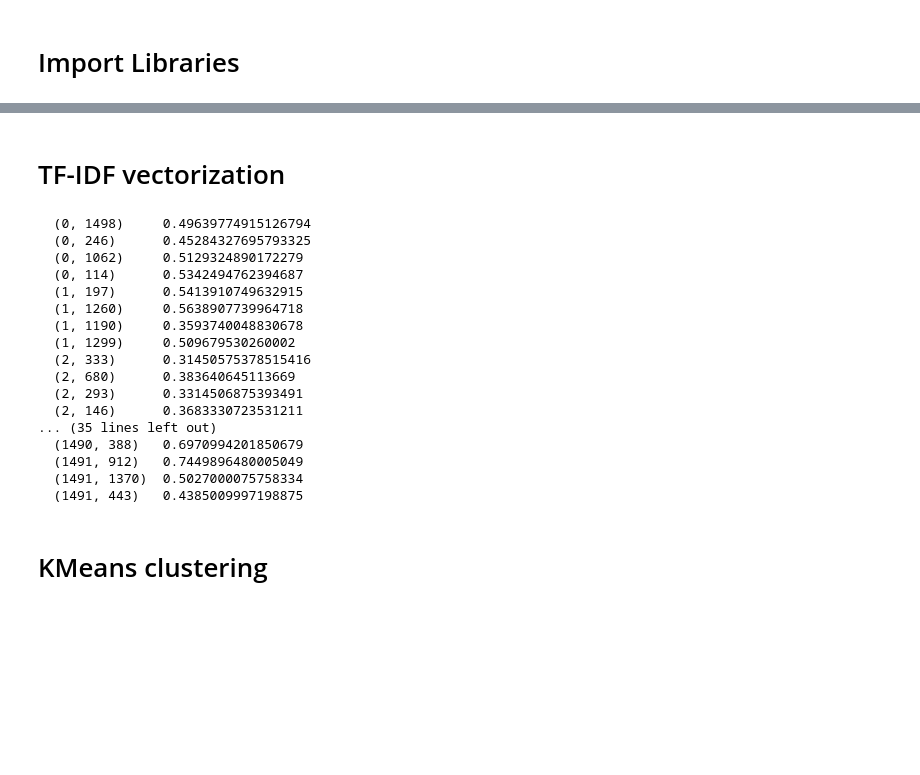
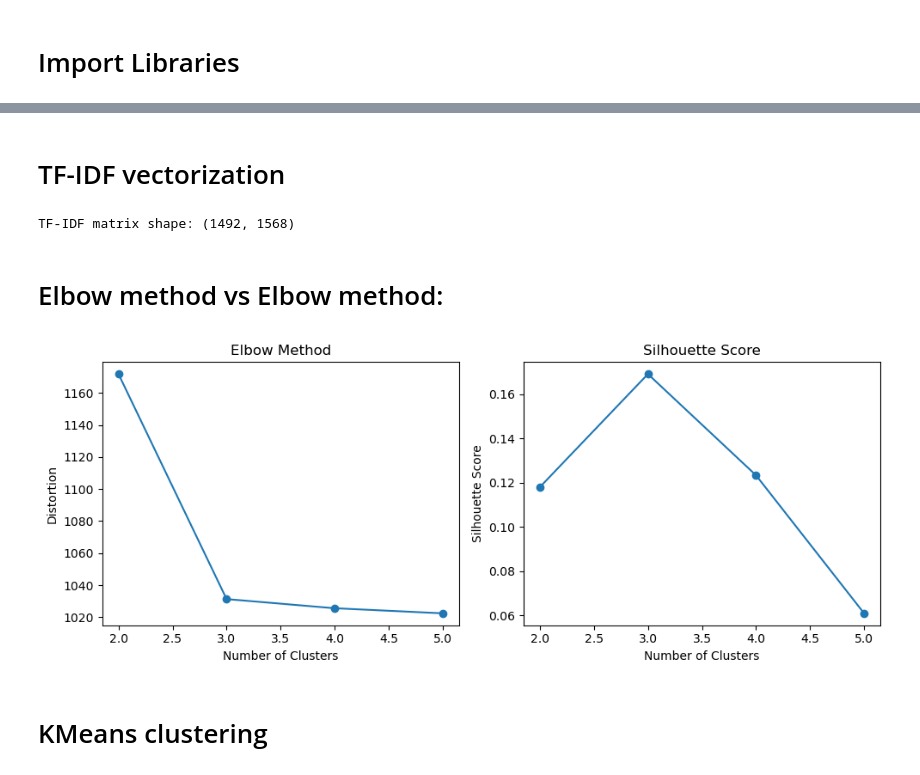
Before and after one commit to sanjok1988/jupyternote, a Jupyter notebook: task_2.ipynb, the cells around one changed output, grey strips where cells are left out. Saved outputs shown, nothing was run; the diff lists cells and outputs as text; code cells hidden in the pictures; blank space fills up the shorter version.

```diff
--- a/task_2.ipynb
+++ b/task_2.ipynb
@@ -40,28 +80,52 @@ print(df.tail())
-# %% [markdown]
-# TF-IDF vectorization
-# %%
-vectorizer = TfidfVectorizer(max_df=0.5,min_df=2,stop_words='english')
-
-X = vectorizer.fit_transform(df['title'])
-print(X)
-# %% [output]
-  (0, 1498)     0.49639774915126794
-  (0, 246)      0.45284327695793325
-  (0, 1062)     0.5129324890172279
-  (0, 114)      0.5342494762394687
-  (1, 197)      0.5413910749632915
-  (1, 1260)     0.5638907739964718
-  (1, 1190)     0.3593740048830678
-  (1, 1299)     0.509679530260002
-  (2, 333)      0.31450575378515416
-  (2, 680)      0.383640645113669
-  (2, 293)      0.3314506875393491
-  (2, 146)      0.3683330723531211
-... (35 lines left out)
-  (1490, 388)   0.6970994201850679
-  (1491, 912)   0.7449896480005049
-  (1491, 1370)  0.5027000075758334
-  (1491, 443)   0.4385009997198875
+# %% [markdown]
+# TF-IDF vectorization
+# %%
+# Concatenate 'category' and 'title' columns
+df['title'] = df['category'] + ' ' + df['title']
+
+# Initialize TF-IDF vectorizer
+vectorizer = TfidfVectorizer(max_df=0.5, min_df=2, stop_words='english', use_idf=True)
+
+# Fit the vectorizer on concatenated text
+X = vectorizer.fit_transform(df['title'])
+# Print the shape of the TF-IDF matrix
+print("TF-IDF matrix shape:", X.shape)
+# %% [output]
+TF-IDF matrix shape: (1492, 1568)
+# %% [markdown]
+# Elbow method  vs Elbow method:
+# %%
+# Define range of clusters to evaluate
+range_n_clusters = range(2, 6)
+distortions = []
+silhouette_scores = []
+
+# Calculate distortions and silhouette scores for each number of clusters
+for n_clusters in range_n_clusters:
+    kmodel = KMeans(n_clusters=n_clusters, random_state=42)
+    kmodel.fit(X)
+    distortions.append(kmodel.inertia_)
+    silhouette_scores.append(silhouette_score(X, kmodel.labels_))
+
+# Plot results
+plt.figure(figsize=(10, 4))
+
+plt.subplot(1, 2, 1)
+plt.plot(range_n_clusters, distortions, marker='o')
+plt.title('Elbow Method')
+plt.xlabel('Number of Clusters')
+plt.ylabel('Distortion')
+
+plt.subplot(1, 2, 2)
+plt.plot(range_n_clusters, silhouette_scores, marker='o')
+plt.title('Silhouette Score')
+plt.xlabel('Number of Clusters')
+plt.ylabel('Silhouette Score')
+
+plt.tight_layout()
+plt.show()
+# %% [output]
+[figure, added]
 # %% [markdown]
 # KMeans clustering
 # %%
```
Also changed, not shown: parts of 13 cells of this notebook.
